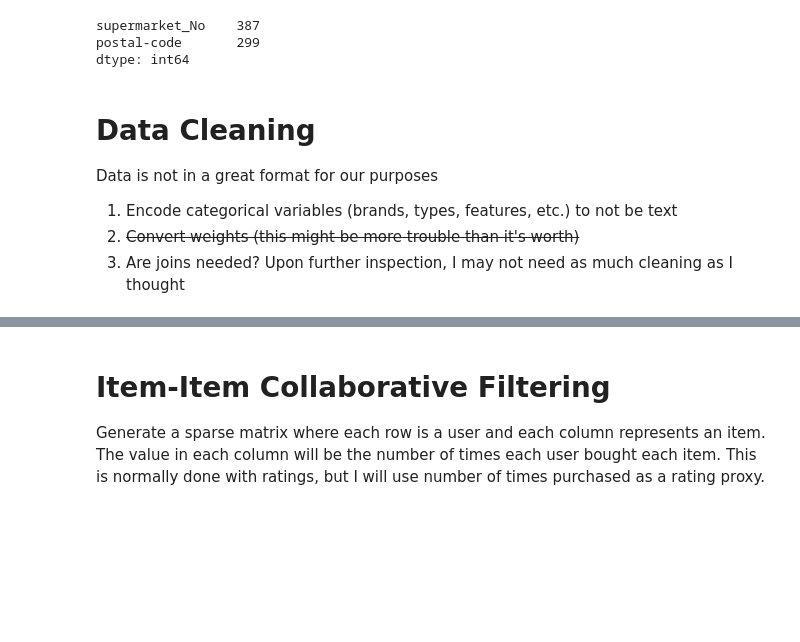
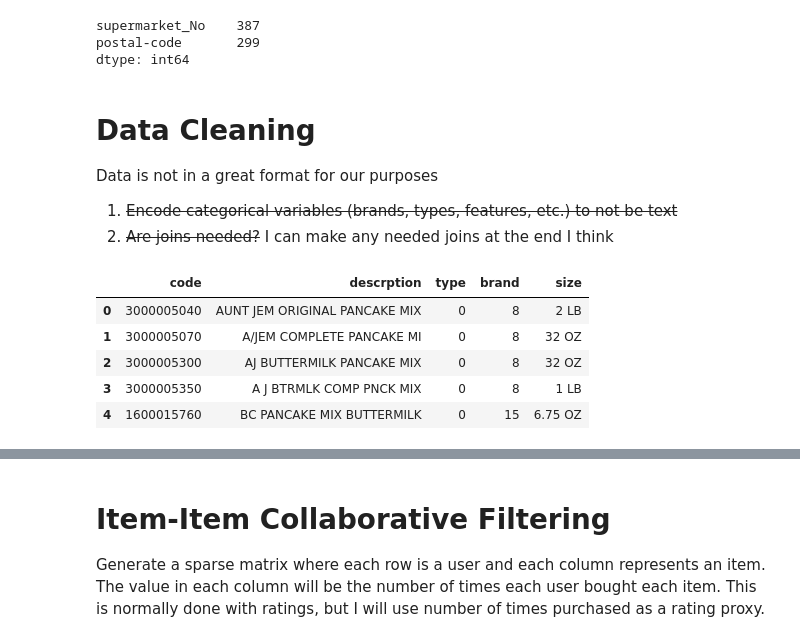
Before and after one commit to medvidov/middleby-DE-test, a Jupyter notebook: middleby_de.ipynb, the cells around one changed output, grey strips where cells are left out. Saved outputs shown, nothing was run; the diff lists cells and outputs as text; code cells hidden in the pictures; blank space fills up the shorter version.

```diff
--- a/middleby_de.ipynb
+++ b/middleby_de.ipynb
@@ -103,12 +104,18 @@ dtype: int64
 # %% [markdown]
 # Data Cleaning
 Data is not in a great format for our purposes
-1. Encode categorical variables (brands, types, features, etc.) to not be text
-2. ~~Convert weights (this might be more trouble than it's worth)~~
-3. Are joins needed?
-Upon further inspection, I may not need as much cleaning as I thought
+1. ~~Encode categorical variables (brands, types, features, etc.) to not be text~~
+2. ~~Are joins needed?~~ I can make any needed joins at the end I think
 # %%
-# Encode categorical variables
-from sklearn.preprocessing import LabelEncoder
+# Encode items categorical variables (type and brand) using label encoding
 le = LabelEncoder()
-# Encode
+items['type'] = le.fit_transform(items['type'])
+items['brand'] = le.fit_transform(items['brand'])
+items.head()
+# %% [output]
+|  | code | descrption | type | brand | size |
+| 0 | 3000005040 | AUNT JEM ORIGINAL PANCAKE MIX | 0 | 8 | 2 LB |
+| 1 | 3000005070 | A/JEM COMPLETE PANCAKE MI | 0 | 8 | 32 OZ |
+| 2 | 3000005300 | AJ BUTTERMILK PANCAKE MIX | 0 | 8 | 32 OZ |
+| 3 | 3000005350 | A J BTRMLK COMP PNCK MIX | 0 | 8 | 1 LB |
+| 4 | 1600015760 | BC PANCAKE MIX BUTTERMILK | 0 | 15 | 6.75 OZ |
```
Also changed, not shown: parts of 2 cells of this notebook.
